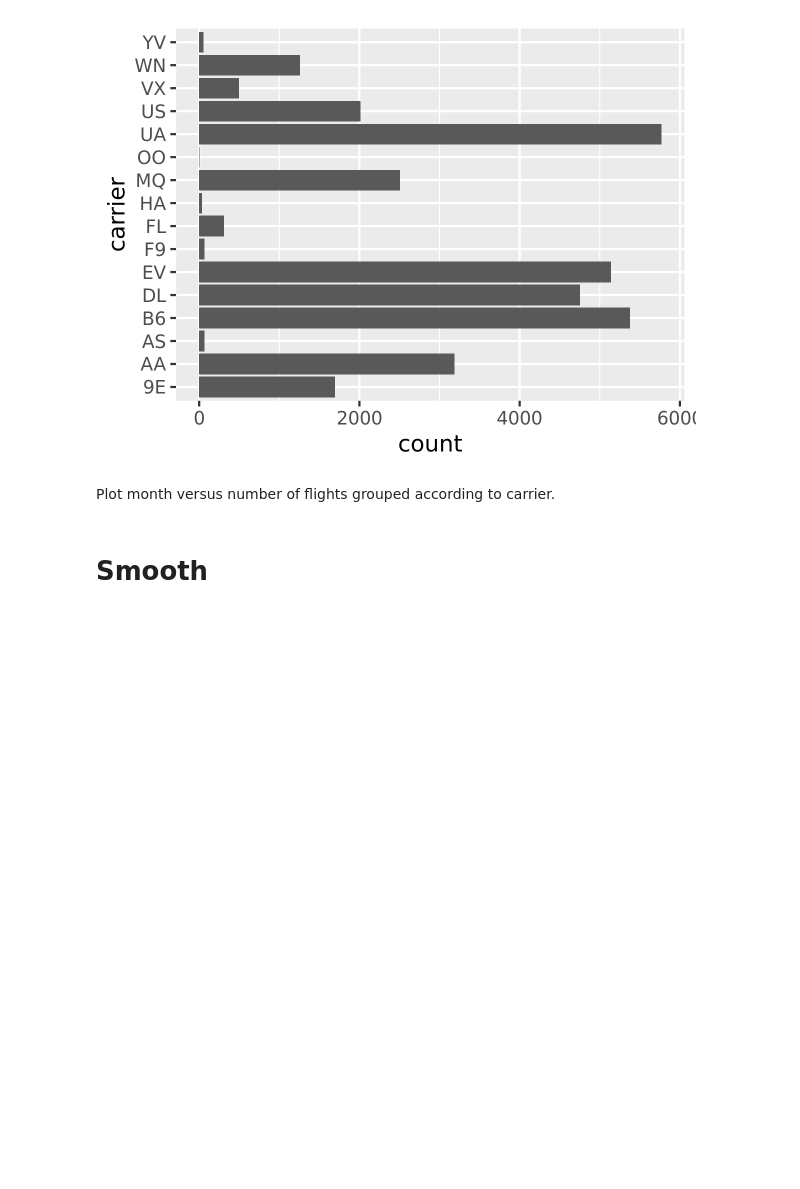
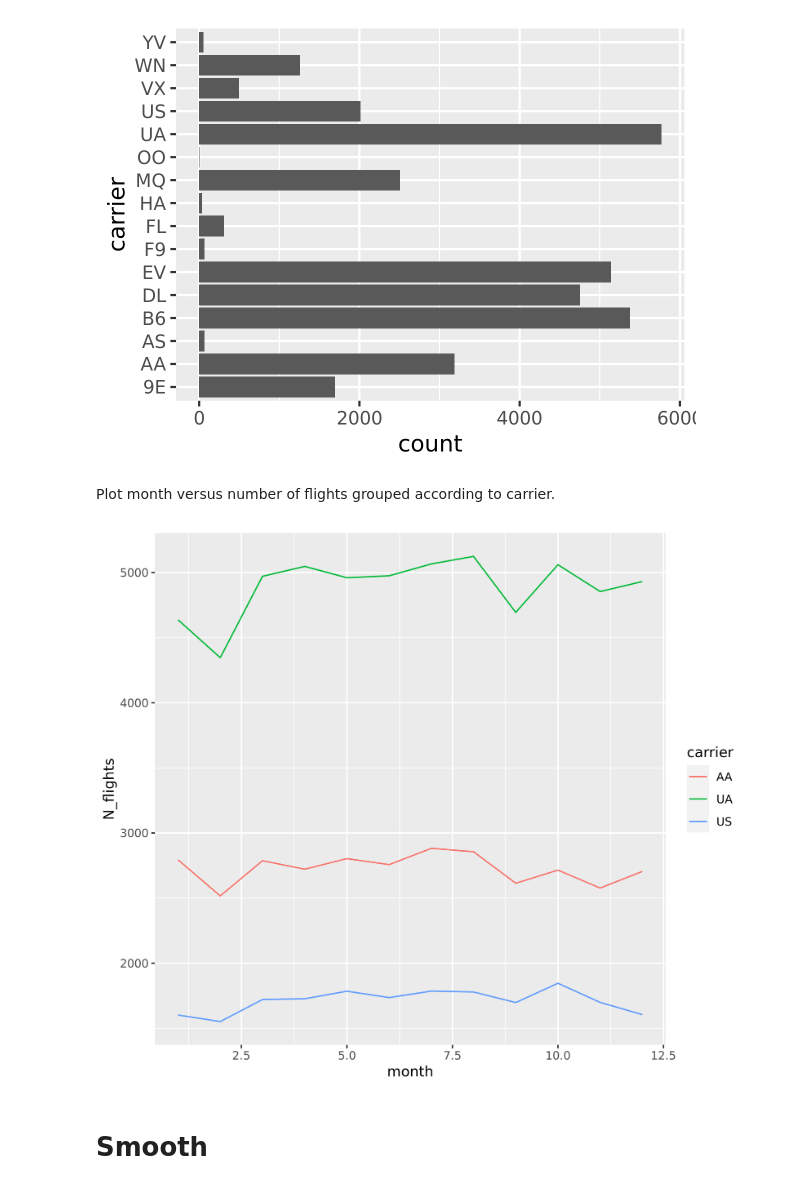
Before and after one commit to mclee9/BIOS-512, a Jupyter notebook: 05_00_geom_practice.ipynb, the cells around one changed output. Drawn from its saved outputs; the diff is of its cells as text; code cells hidden in the pictures; blank space fills up the shorter version.

```diff
--- a/05_00_geom_practice.ipynb
+++ b/05_00_geom_practice.ipynb
@@ -65,11 +71,11 @@ flight.data = read_csv('https://www.openintro.org/book/statdata/nycflights.csv')
 
 flight.data |> head()# uncomment the following:
 
-# library(nycflights13)
-# flight.data = flights %>%
-#     group_by(month, carrier, year) %>%
-#     summarize(N_flights = n()) %>%
-#     filter(carrier %in% c('UA', 'AA', 'US'))
+library(nycflights13)
+flight.data = flights %>%
+group_by(month, carrier, year) %>%
+summarize(N_flights = n()) %>%
+filter(carrier %in% c('UA', 'AA', 'US'))
 # %% [output]
 Rows: 32735 Columns: 16
 ── Column specification ────────────────────────────────────────────────────────
@@ -114,6 +122,14 @@ p
 [figure]
 # %% [markdown]
 Plot month versus number of flights grouped according to carrier.
+# %%
+p = ggplot(flight.data, aes(x = month, y = N_flights, color = carrier))
+
+p = p + geom_line()
+
+p
+# %% [output]
+[figure, added]
 # %% [markdown]
 # Smooth
 # %% [markdown]
```
Also changed, not shown: parts of 8 cells of this notebook, 2 other files.
